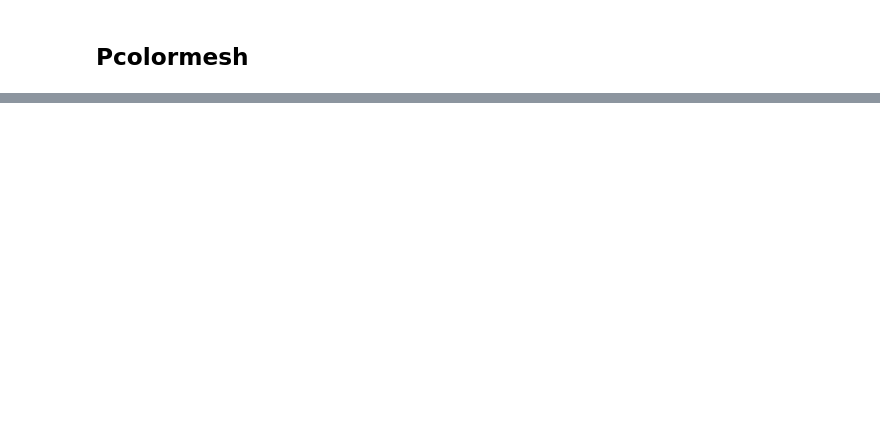
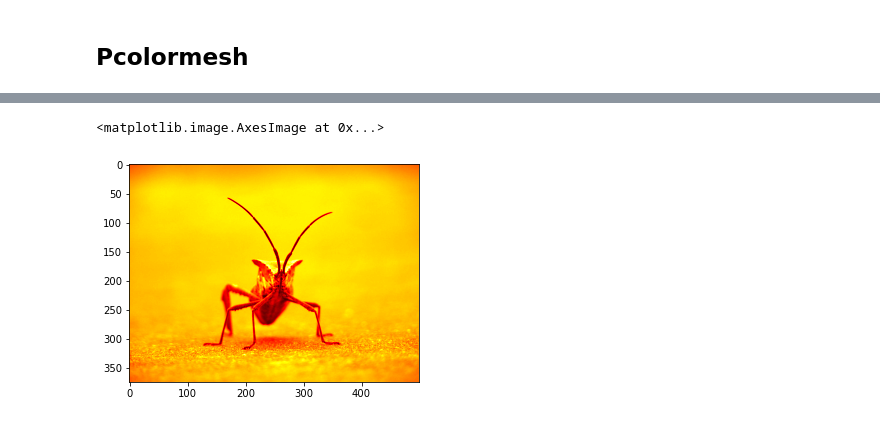
Before and after one commit to pramodkachare/Python_course, a Jupyter notebook: Module-4.ipynb, the cells around one changed output, grey strips where cells are left out. Saved outputs shown, nothing was run; the diff lists cells and outputs as text; code cells hidden in the pictures; blank space fills up the shorter version.

```diff
--- a/Module-4.ipynb
+++ b/Module-4.ipynb
@@ -360,0 +377,5 @@ x_m, y_m
+# %%
+plt.imshow(I[:,:, 0], cmap='hot')
+# %% [output]
+<matplotlib.image.AxesImage at 0x...>
+[figure, added]
```
Also changed, not shown: parts of 18 cells of this notebook, 2 other files.
